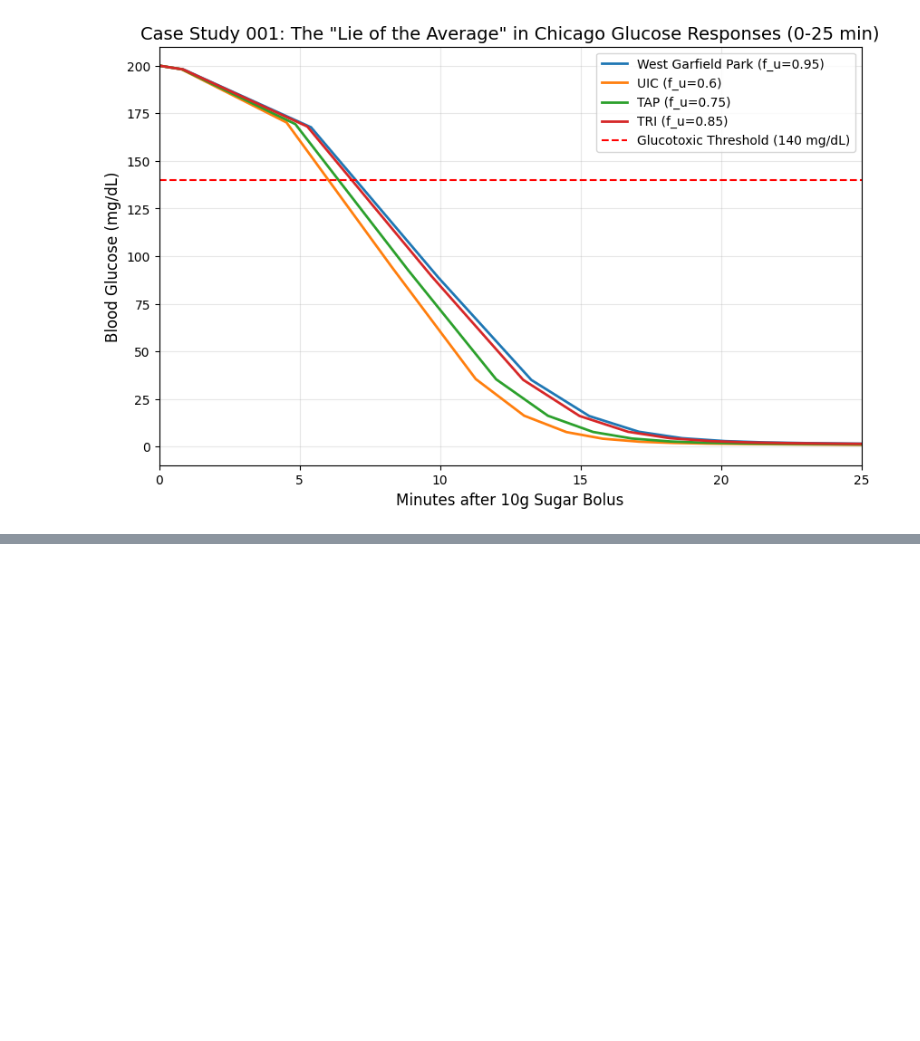
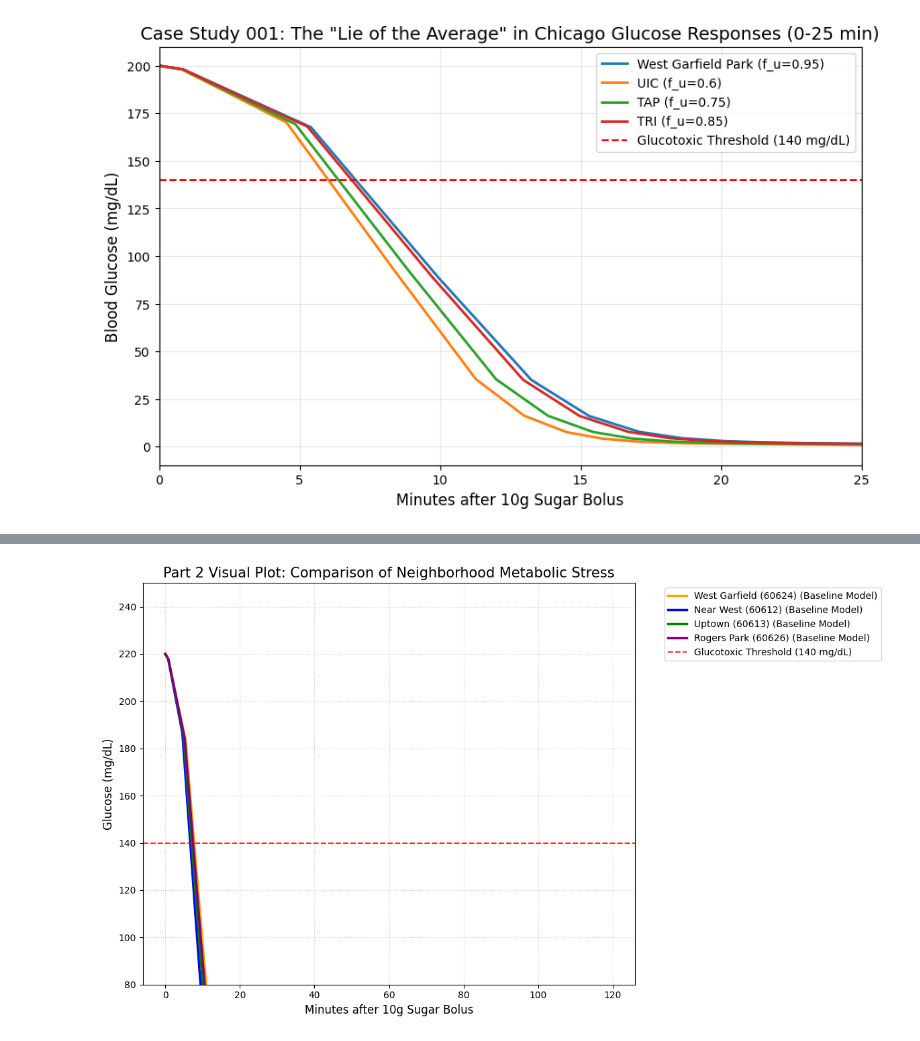
Before and after one commit to erichilarysmithsr/Colab-TWIMAH-Model, a Jupyter notebook: TWIMAHModel.ipynb, the cells around one changed output, grey strips where cells are left out. Saved outputs shown, nothing was run; the diff lists cells and outputs as text; code cells hidden in the pictures; blank space fills up the shorter version.

```diff
--- a/TWIMAHModel.ipynb
+++ b/TWIMAHModel.ipynb
@@ -339,0 +358,15 @@ plt.show()
+# %%
+import requests
+
+# Use the ID and Key from your new account
+BIN_ID = '69a8a67aae596e708f5fb7e9'
+MASTER_KEY = '$2a$10$BBjlg4xK53UVDNmdOlIBFug1aPq9fW/P.QyuMYsI6vKyK1wOkIqnC'
+
+url = f'https://api.jsonbin.io/v3/b/69a8a67aae596e708f5fb7e9'
+headers = {'X-Master-Key': MASTER_KEY}
+
+# This 'fetches' your 60624 variables directly into your math model
+response = requests.get(url, headers=headers)
+params = response.json()['record']
+
+print(f"60624 Friction Loaded: {params['fu_friction']}")
@@ -339,0 +375,66 @@ plt.show()
+# %%
+import json
+import os
+import numpy as np
+import pandas as pd
+import matplotlib.pyplot as plt
+from scipy.interpolate import interp1d # Import interp1d explicitly
+
+# 1. Define the Differential Equations
+def slope_func(t, state, system):
+    G, X = state
+    I = system.I(t)
+    dGdt = -system.k1 * (G - system.Gb) - X * G
+    dXdt = system.k3 * (I - system.Ib) - system.k2 * X
+    return dGdt, dXdt
+
+# 2. Define Neighborhoods and colors
+neighborhoods = {
+    '60624_CCHC': {'name': 'West Garfield (60624)', 'color': 'orange', 'k3': 0.0075},
+    '60612_UIC':  {'name': 'Near West (60612)', 'color': 'blue', 'k3': 0.0120},
+    '60613_TAP':  {'name': 'Uptown (60613)', 'color': 'green', 'k3': 0.0100},
+    '60626_TRI':  {'name': 'Rogers Park (60626)', 'color': 'purple', 'k3': 0.0085}
+}
+
+plt.figure(figsize=(12, 7))
+
+# 3. The Simulation Loop
+for folder, info in neighborhoods.items():
+    # Path logic
+    json_path = f'/content/dropbox/TRANCEFormation-Research-Hub/{folder}/{folder[:5]}_params.json'
+
+    # Check if file exists, if not, use the info dict as fallback
+    if os.path.exists(json_path):
+        with open(json_path, 'r') as f:
+            params = json.load(f)
+            k3_val = params['k3_stress_adj']
+            label_name = f"{params['neighborhood']} (JSON Loaded)"
+    else:
+        # This ensures the lines plot even if the file isn't found yet
+        k3_val = info['k3']
+        label_name = f"{info['name']} (Baseline Model)"
+        print(f"Note: Using baseline for {folder} (JSON not found at path)")
+
+    # Setup System
+    i_data = [10, 22, 28, 24, 18, 14, 12]
+    times = np.linspace(0, 120, len(i_data))
+    I_func = interp1d(times, i_data, kind='linear', fill_value='extrapolate') # Use interp1d
+
+    system = System(k1=0.02, k2=0.02, k3=k3_val, Gb=90, Ib=10, G0=220, t_0=0, t_end=120, I=I_func)
+
+    # Run and Plot
+    results, details = run_solve_ivp(system, slope_func)
+    plt.plot(results.index, results.G, label=label_name, color=info['color'], linewidth=2.5) # Use results.index
+
+# 4. Threshold and Formatting
+plt.axhline(y=140, color='red', linestyle='--', alpha=0.8, label='Glucotoxic Threshold (140 mg/dL)')
+plt.title('Part 2 Visual Plot: Comparison of Neighborhood Metabolic Stress', fontsize=15)
+plt.xlabel('Minutes after 10g Sugar Bolus', fontsize=12)
+plt.ylabel('Glucose (mg/dL)', fontsize=12)
+plt.ylim(80, 250) # Set limits so the lines are clearly visible
+plt.legend(bbox_to_anchor=(1.05, 1), loc='upper left')
+plt.grid(True, linestyle=':', alpha=0.6)
+plt.tight_layout()
+
+plt.show()
+# %% [output]
@@ -339,0 +445 @@ plt.show()
+[figure, added]
```
Also changed, not shown: parts of 6 cells of this notebook.
